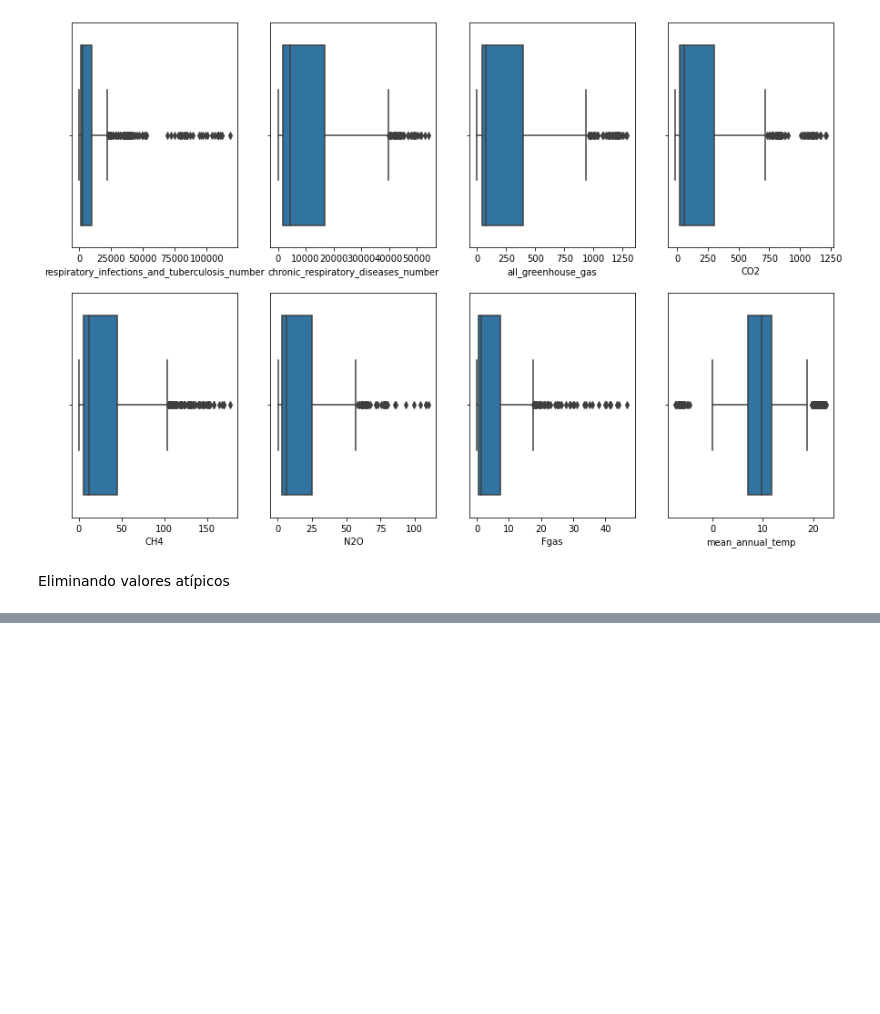
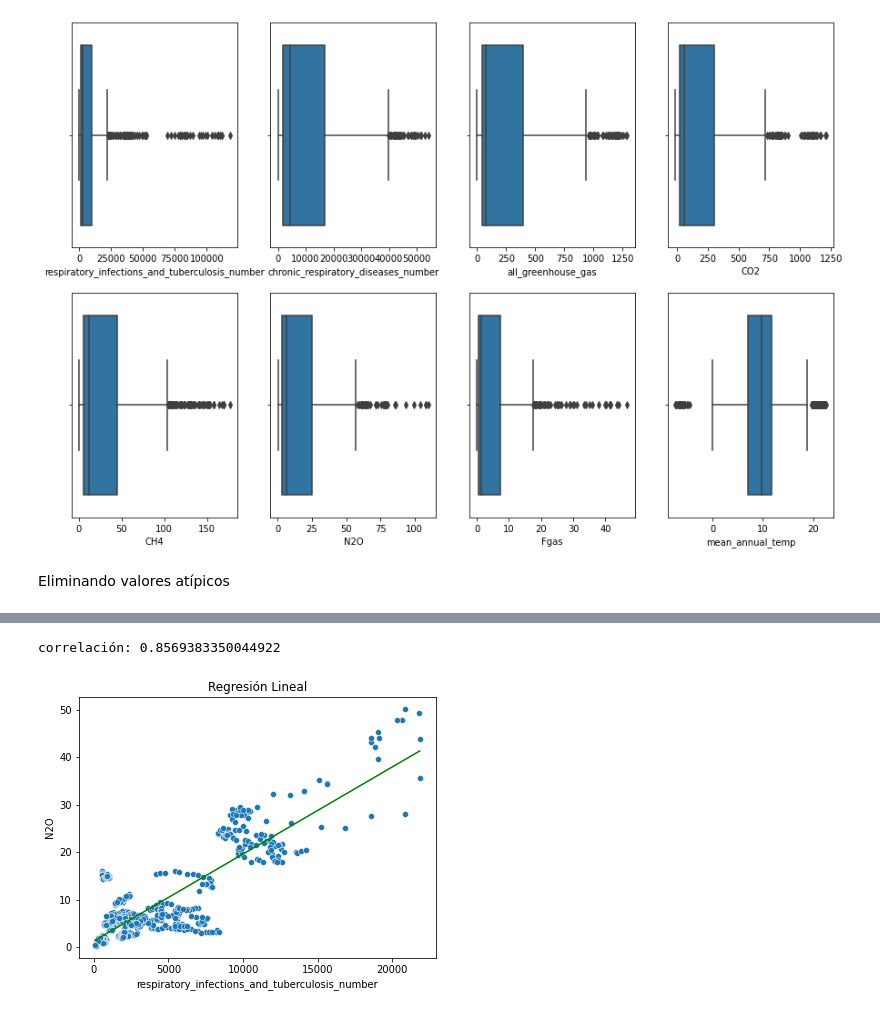
Before and after one commit to SanLnAlan/B2-Analisis-de-Datos-con-Python-2020-2021-Santander, a Jupyter notebook: Sesion-04/Postwork/postwork 4.ipynb, the cells around one changed output, grey strips where cells are left out. Cells and saved outputs as stored; diff of their text form; code cells hidden in the pictures; blank space fills up the shorter version.

```diff
--- a/Sesion-04/Postwork/postwork 4.ipynb
+++ b/Sesion-04/Postwork/postwork 4.ipynb
@@ -245,0 +227,5 @@ KeyError: 'insulin'
+# %%
+modelado_lineal(df_desc['respiratory_infections_and_tuberculosis_number'],df_desc['N2O'])
+# %% [output]
+correlación: 0.8569383350044922
+[figure, added]
```
Also changed, not shown: parts of 25 cells of this notebook, 1 other file.
